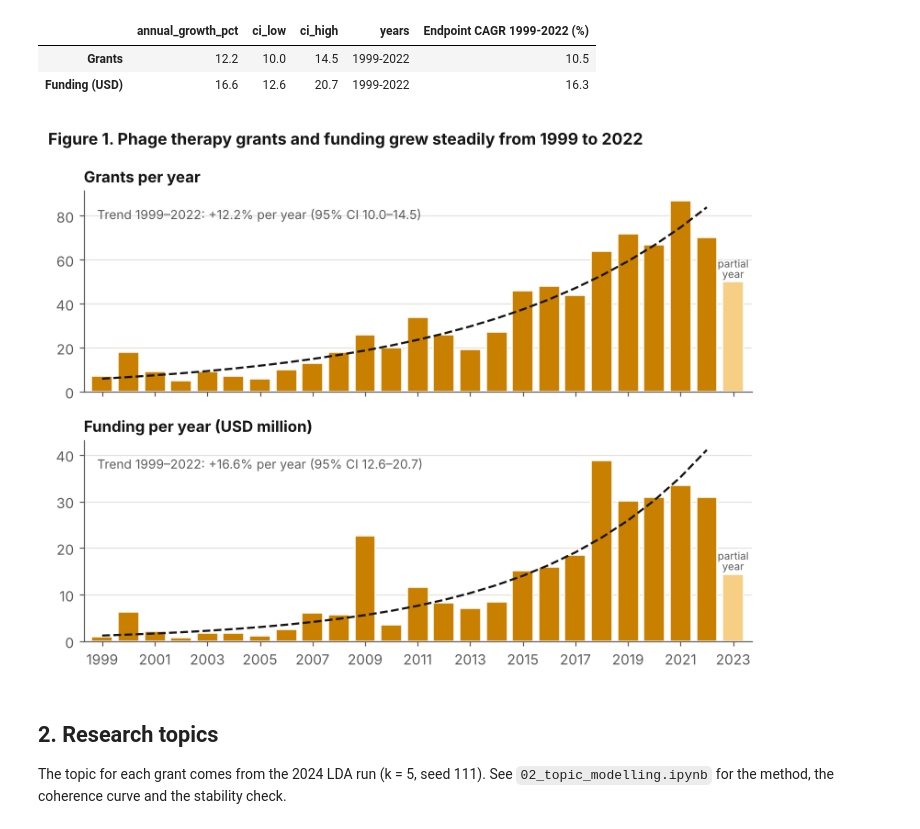
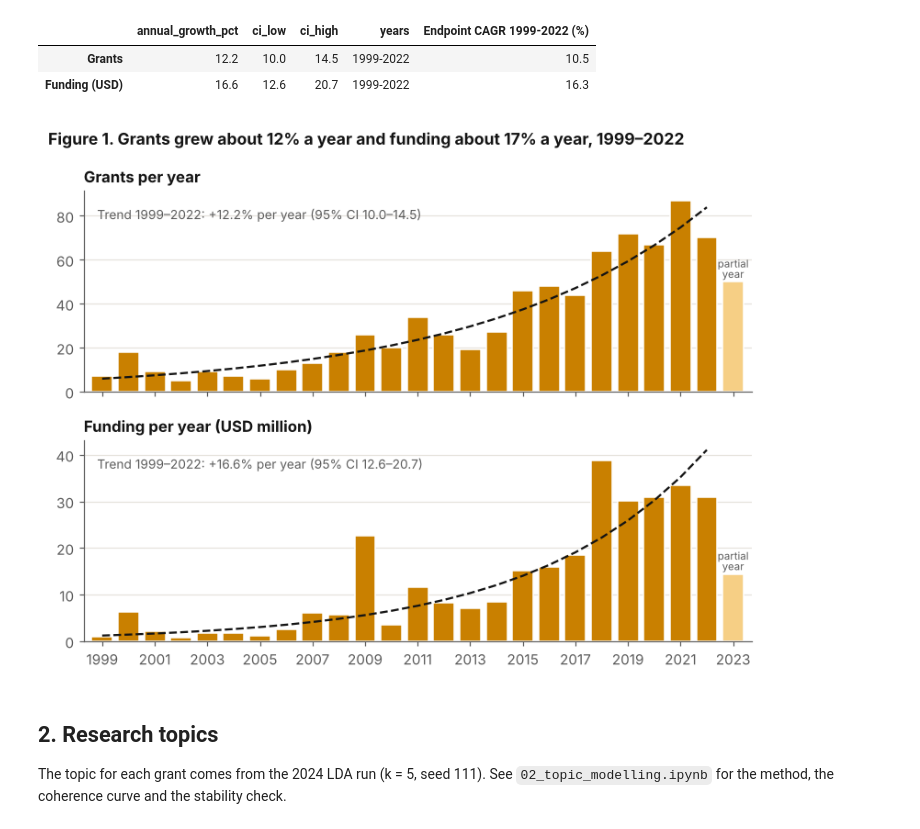
Before and after one commit to descartesmbogning/phage-therapy-funding, a Jupyter notebook: notebooks/03_main_analysis.ipynb, the cells around one changed output. Cells and saved outputs as stored; diff of their text form; code cells hidden in the pictures.

```diff
--- a/notebooks/03_main_analysis.ipynb
+++ b/notebooks/03_main_analysis.ipynb
@@ -94,30 +94,30 @@ growth.to_csv(TAB / "S2_growth.csv"); growth
 # %%
 def trend_line(series, years=pf.TREND_YEARS):
     s = series.loc[years[0]:years[1]]
     b, a = np.polyfit(s.index - years[0], np.log(s.values), 1)
     return s.index, np.exp(a + b * (s.index - years[0]))
 
 fig, axes = plt.subplots(2, 1, figsize=(7.2, 5.6), sharex=True)
 panels = [("grants", "Grants per year", 1, "{:.0f}"), ("usd", "Funding per year (USD million)", 1e6, "{:.0f}")]
 for ax, (col, title, scale, fmt) in zip(axes, panels):
     vals = y[col] / scale
     colors = [pf.PALETTE[0] if yr < pf.PARTIAL_YEAR else pf.PARTIAL for yr in y.index]
     ax.bar(y.index, vals, width=0.8, color=colors, edgecolor="white", linewidth=1)
     xs, fit = trend_line(y[col])
     g = pf.loglinear_growth(y[col])
     ax.plot(xs, fit / scale, color=pf.INK, lw=1.5, ls="--")
     ax.text(0.02, 0.92, f"Trend 1999–2022: +{g['annual_growth_pct']}% per year (95% CI {g['ci_low']}–{g['ci_high']})",
             transform=ax.transAxes, color=pf.INK2, fontsize=9, va="top")
     ax.set_title(title)
     ax.grid(axis="x", visible=False)
 for ax, col, scale in [(axes[0], "grants", 1), (axes[1], "usd", 1e6)]:
     ax.text(2023, y.loc[2023, col] / scale, "partial\nyear", ha="center", va="bottom", fontsize=7.5, color=pf.INK2, linespacing=0.9)
 axes[1].set_xticks(range(1999, 2024, 2)); axes[1].set_xlim(1998.3, 2023.7)
-fig.suptitle("Figure 1. Phage therapy grants and funding grew steadily from 1999 to 2022", x=0.01, ha="left",
+fig.suptitle(f"Figure 1. Grants grew about {growth.loc['Grants', 'annual_growth_pct']:.0f}% a year and funding about {growth.loc['Funding (USD)', 'annual_growth_pct']:.0f}% a year, 1999–2022", x=0.01, ha="left",
              fontsize=11.5, fontweight="bold")
 fig.tight_layout(); save(fig, "Fig1_trends"); plt.show()
 # %% [output]
-[figure, old version]
+[figure, new version]
 # %% [markdown]
 ## 2. Research topics
 
```
Also changed, not shown: 21 other files.
